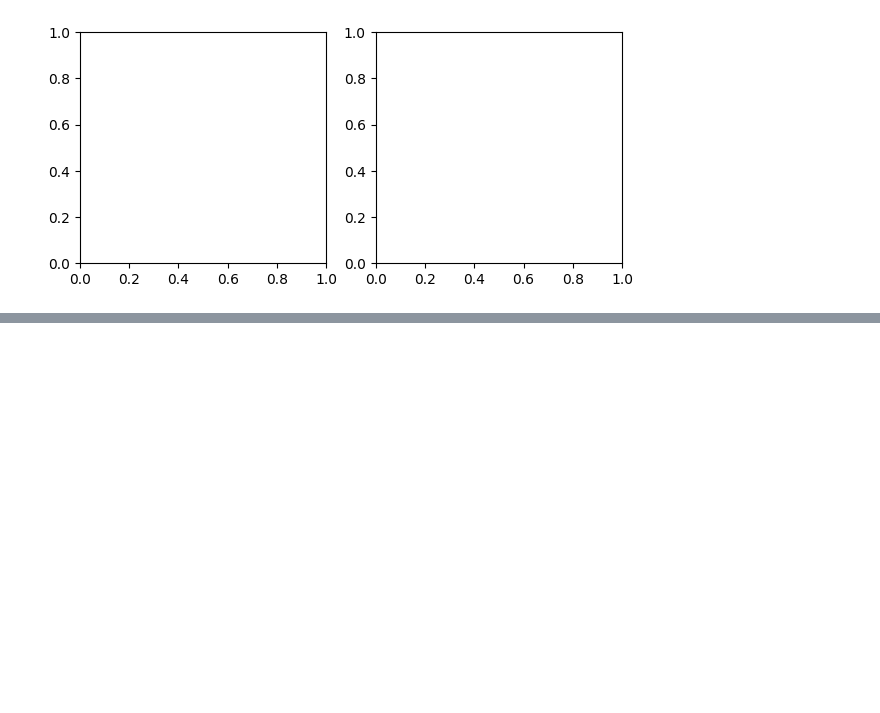
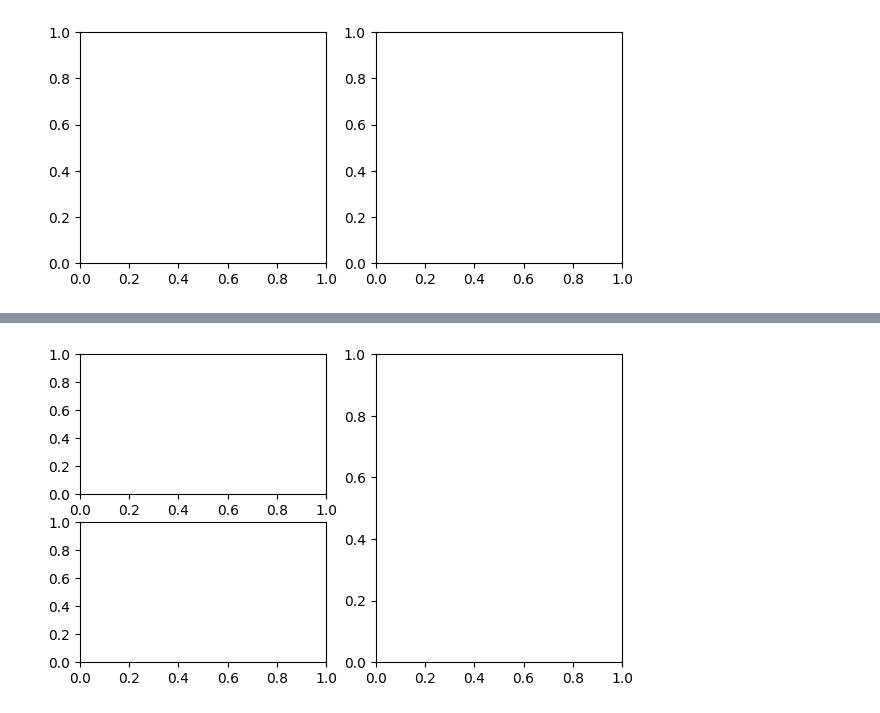
Before and after one commit to lsteine49/visualization, a Jupyter notebook: 02_activities/assignments/participation/assignment-1-code-27jan26.ipynb, the cells around one changed output, grey strips where cells are left out. Saved outputs shown, nothing was run; the diff lists cells and outputs as text; code cells hidden in the pictures; blank space fills up the shorter version.

```diff
--- a/02_activities/assignments/participation/assignment-1-code-27jan26.ipynb
+++ b/02_activities/assignments/participation/assignment-1-code-27jan26.ipynb
@@ -27,0 +39,6 @@ SyntaxError: positional argument follows keyword argument (2696595000.py, line 6
+# %%
+fig, someaxes = plt.subplot_mosaic([['ax1', 'ax3'],
+                                ['ax2', 'ax3']],
+                                figsize=(7, 4))
+# %% [output]
+[figure, added]
```
Also changed, not shown: parts of 10 cells of this notebook.
